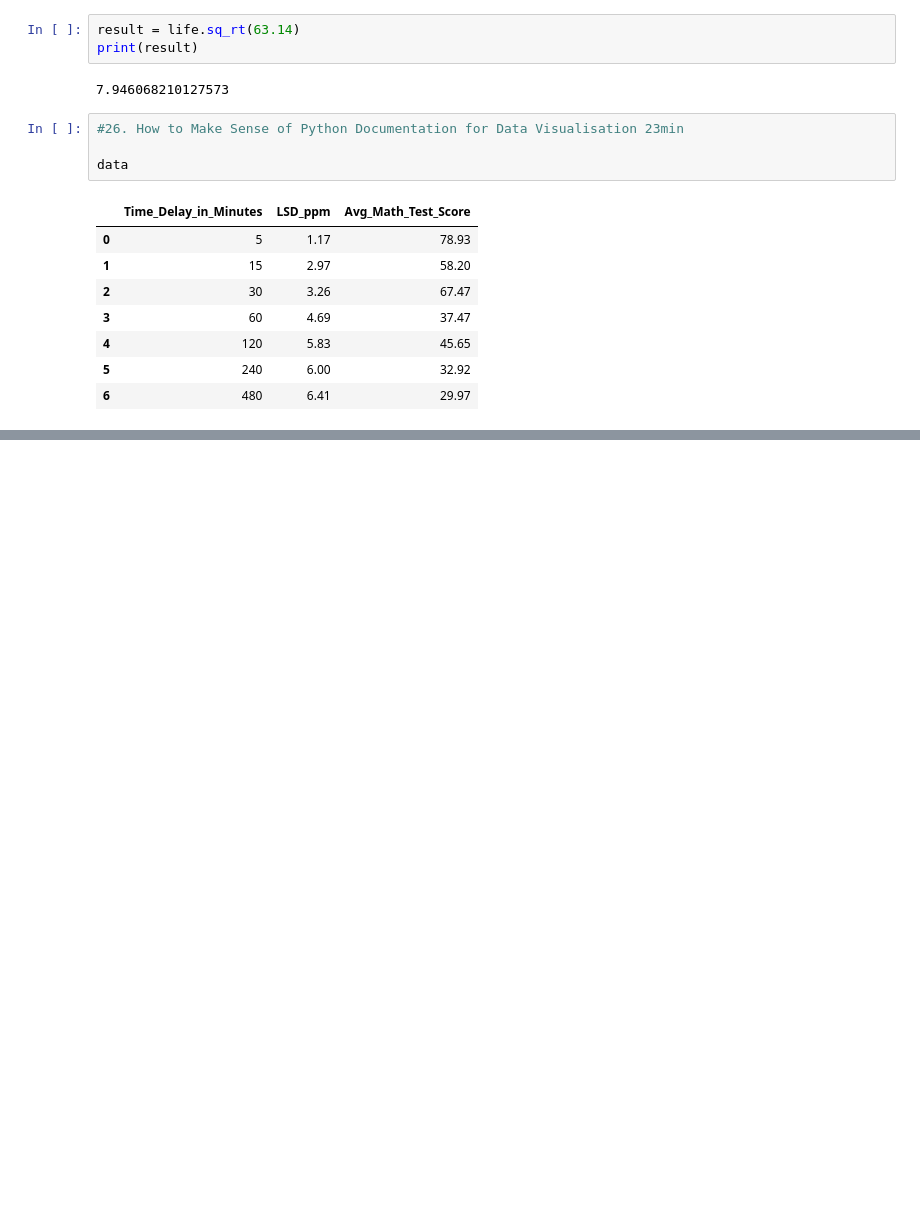
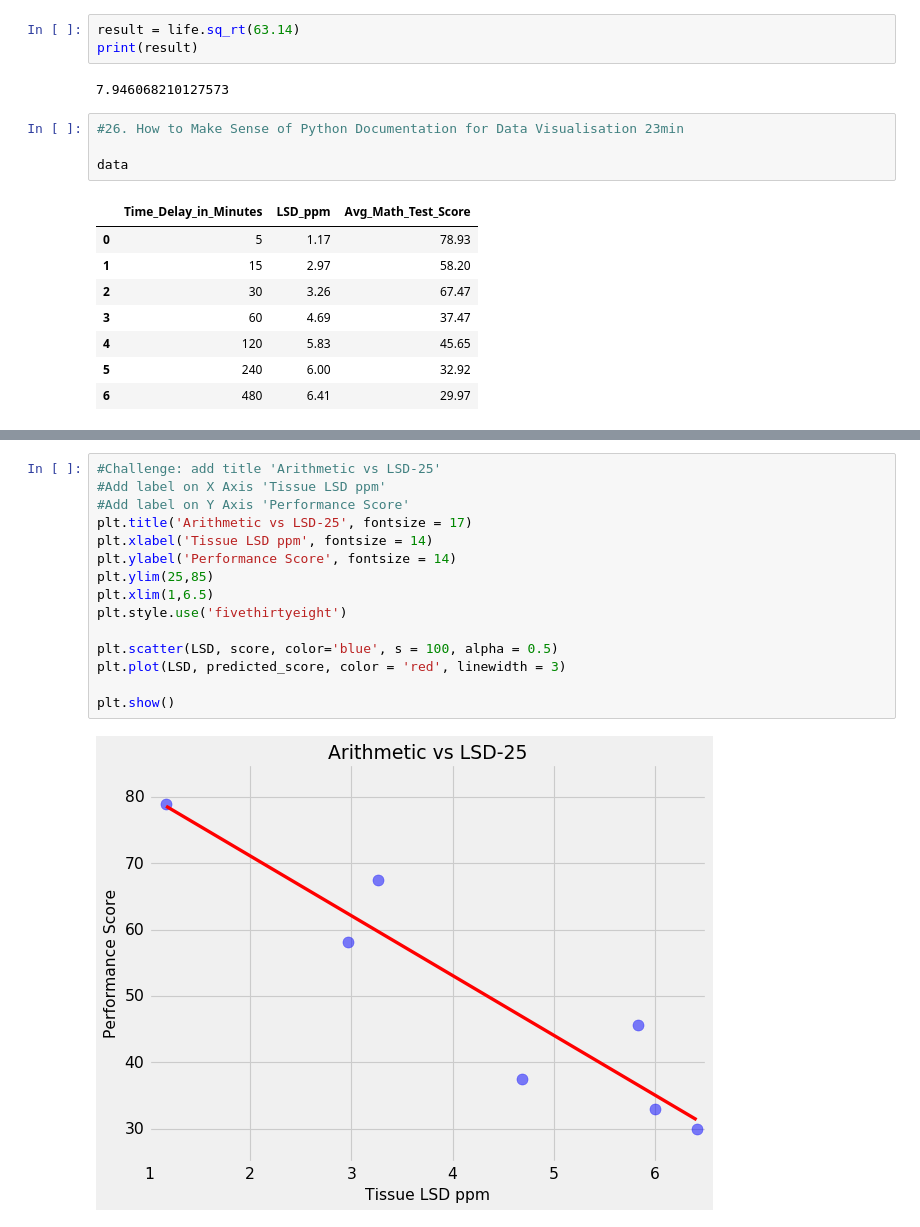
Before and after one commit to Henry-Ning/data_science_app_brewery, a Jupyter notebook: Section 3 Python Programming for Data Science and Machine Learning.ipynb, the cells around one changed output, grey strips where cells are left out. Saved outputs shown, nothing was run; the diff lists cells and outputs as text; blank space fills up the shorter version.

```diff
--- a/Section 3 Python Programming for Data Science and Machine Learning.ipynb
+++ b/Section 3 Python Programming for Data Science and Machine Learning.ipynb
@@ -497,0 +510,17 @@ plt.show()
+# %%
+#Challenge: add title 'Arithmetic vs LSD-25'
+#Add label on X Axis 'Tissue LSD ppm'
+#Add label on Y Axis 'Performance Score'
+plt.title('Arithmetic vs LSD-25', fontsize = 17)
+plt.xlabel('Tissue LSD ppm', fontsize = 14)
+plt.ylabel('Performance Score', fontsize = 14)
+plt.ylim(25,85)
+plt.xlim(1,6.5)
+plt.style.use('fivethirtyeight')
+
+plt.scatter(LSD, score, color='blue', s = 100, alpha = 0.5)
+plt.plot(LSD, predicted_score, color = 'red', linewidth = 3)
+
+plt.show()
+# %% [output]
+[figure, added]
```
Also changed, not shown: parts of 3 cells of this notebook.
